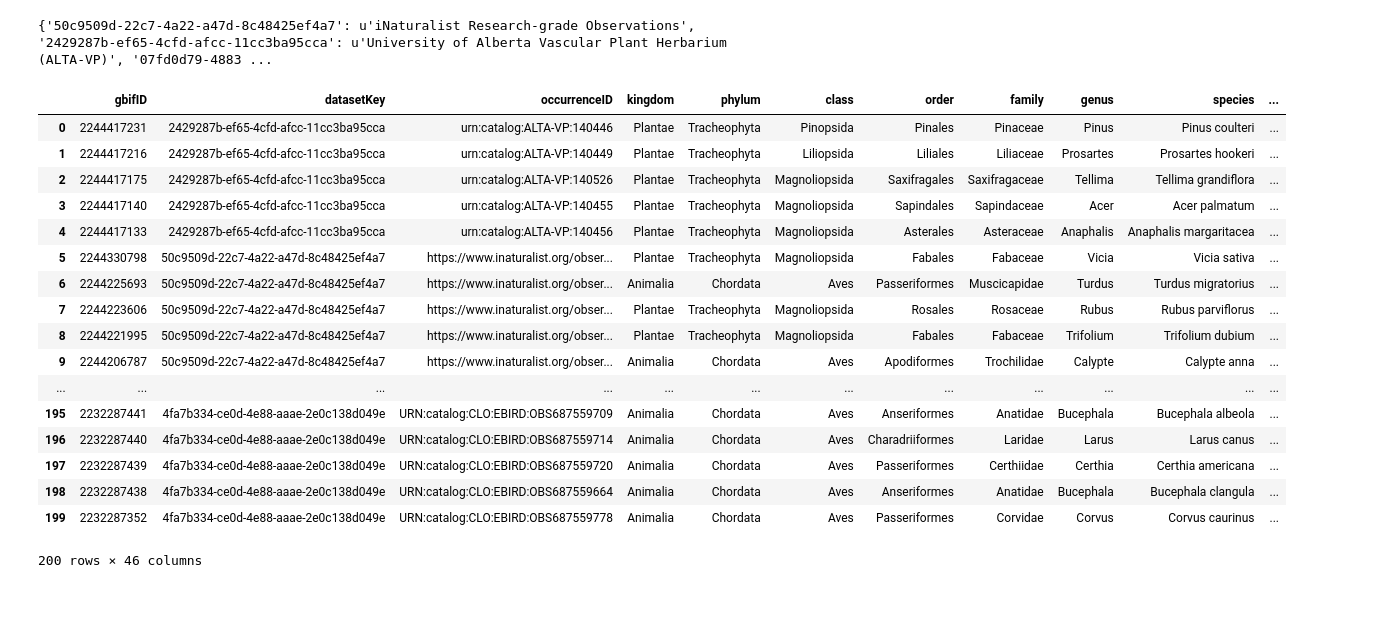
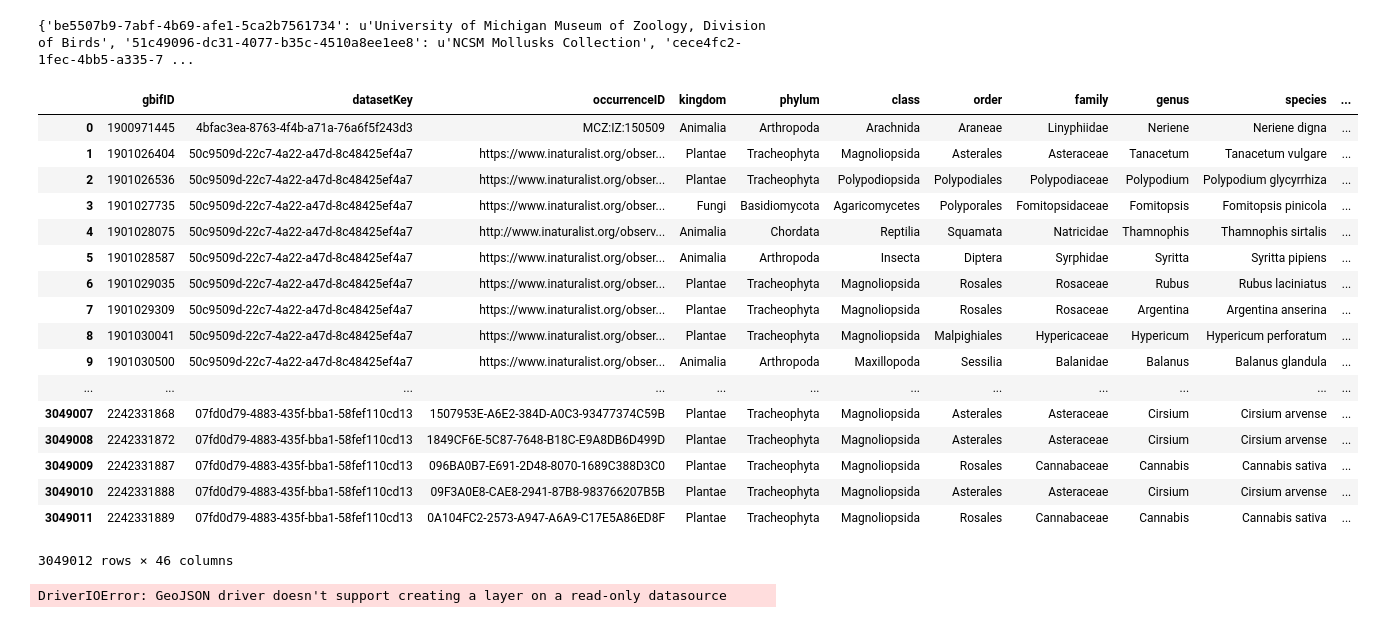
Before and after one commit to raghavaggsss/DSSG19BioDiv, a Jupyter notebook: Geopandas to GeoJson.ipynb, the cells around one changed output. Drawn from its saved outputs; the diff is of its cells as text; code cells hidden in the pictures.

```diff
--- a/Geopandas to GeoJson.ipynb
+++ b/Geopandas to GeoJson.ipynb
@@ -7,4 +8,3 @@ import json
 # %%
-df_UBC = pd.read_csv("Gbif_UBC.csv", delimiter="\t", low_memory=False)
-df_UBC = df_UBC.head(200)
+df = pd.read_csv("Gbif Total.csv", delimiter="\t", low_memory=False)
 # %%
@@ -12,5 +12,5 @@ geometry = [Point(xy) for xy in zip (df_UBC['decimalLongitude'], df_UBC['decimal
 # %%
-k = df_UBC['datasetKey'].unique()
+k = df['datasetKey'].unique()
 n = ([])
 for key in k:
     url = "http://api.gbif.org/v1/dataset/" + key
@@ -19,26 +19,26 @@ for key in k:
 conv = dict(zip(k,n))
 print(conv)
 # %% [output]
-{'50c9509d-22c7-4a22-a47d-8c48425ef4a7': u'iNaturalist Research-grade Observations', '2429287b-ef65-4cfd-afcc-11cc3ba95cca': u'University of Alberta Vascular Plant Herbarium (ALTA-VP)', '07fd0d79-4883 ...
+{'be5507b9-7abf-4b69-afe1-5ca2b7561734': u'University of Michigan Museum of Zoology, Division of Birds', '51c49096-dc31-4077-b35c-4510a8ee1ee8': u'NCSM Mollusks Collection', 'cece4fc2-1fec-4bb5-a335-7 ...
 # %%
-df_UBC['datasetName'] = df_UBC['datasetKey']
-df_UBC.replace({'datasetName': conv})
+df['datasetName'] = df['datasetKey']
+df.replace({'datasetName': conv})
 # %% [output]
 |  | gbifID | datasetKey | occurrenceID | kingdom | phylum | class | order | family | genus | species | ... |
-| 0 | 2244417231 | 2429287b-ef65-4cfd-afcc-11cc3ba95cca | urn:catalog:ALTA-VP:140446 | Plantae | Tracheophyta | Pinopsida | Pinales | Pinaceae | Pinus | Pinus coulteri | ... |
-| 1 | 2244417216 | 2429287b-ef65-4cfd-afcc-11cc3ba95cca | urn:catalog:ALTA-VP:140449 | Plantae | Tracheophyta | Liliopsida | Liliales | Liliaceae | Prosartes | Prosartes hookeri | ... |
-| 2 | 2244417175 | 2429287b-ef65-4cfd-afcc-11cc3ba95cca | urn:catalog:ALTA-VP:140526 | Plantae | Tracheophyta | Magnoliopsida | Saxifragales | Saxifragaceae | Tellima | Tellima grandiflora | ... |
-| 3 | 2244417140 | 2429287b-ef65-4cfd-afcc-11cc3ba95cca | urn:catalog:ALTA-VP:140455 | Plantae | Tracheophyta | Magnoliopsida | Sapindales | Sapindaceae | Acer | Acer palmatum | ... |
-| 4 | 2244417133 | 2429287b-ef65-4cfd-afcc-11cc3ba95cca | urn:catalog:ALTA-VP:140456 | Plantae | Tracheophyta | Magnoliopsida | Asterales | Asteraceae | Anaphalis | Anaphalis margaritacea | ... |
-| 5 | 2244330798 | 50c9509d-22c7-4a22-a47d-8c48425ef4a7 | https://www.inaturalist.org/obser... | Plantae | Tracheophyta | Magnoliopsida | Fabales | Fabaceae | Vicia | Vicia sativa | ... |
-| 6 | 2244225693 | 50c9509d-22c7-4a22-a47d-8c48425ef4a7 | https://www.inaturalist.org/obser... | Animalia | Chordata | Aves | Passeriformes | Muscicapidae | Turdus | Turdus migratorius | ... |
-| 7 | 2244223606 | 50c9509d-22c7-4a22-a47d-8c48425ef4a7 | https://www.inaturalist.org/obser... | Plantae | Tracheophyta | Magnoliopsida | Rosales | Rosaceae | Rubus | Rubus parviflorus | ... |
-| 8 | 2244221995 | 50c9509d-22c7-4a22-a47d-8c48425ef4a7 | https://www.inaturalist.org/obser... | Plantae | Tracheophyta | Magnoliopsida | Fabales | Fabaceae | Trifolium | Trifolium dubium | ... |
-| 9 | 2244206787 | 50c9509d-22c7-4a22-a47d-8c48425ef4a7 | https://www.inaturalist.org/obser... | Animalia | Chordata | Aves | Apodiformes | Trochilidae | Calypte | Calypte anna | ... |
+| 0 | 1900971445 | 4bfac3ea-8763-4f4b-a71a-76a6f5f243d3 | MCZ:IZ:150509 | Animalia | Arthropoda | Arachnida | Araneae | Linyphiidae | Neriene | Neriene digna | ... |
+| 1 | 1901026404 | 50c9509d-22c7-4a22-a47d-8c48425ef4a7 | https://www.inaturalist.org/obser... | Plantae | Tracheophyta | Magnoliopsida | Asterales | Asteraceae | Tanacetum | Tanacetum vulgare | ... |
+| 2 | 1901026536 | 50c9509d-22c7-4a22-a47d-8c48425ef4a7 | https://www.inaturalist.org/obser... | Plantae | Tracheophyta | Polypodiopsida | Polypodiales | Polypodiaceae | Polypodium | Polypodium glycyrrhiza | ... |
+| 3 | 1901027735 | 50c9509d-22c7-4a22-a47d-8c48425ef4a7 | https://www.inaturalist.org/obser... | Fungi | Basidiomycota | Agaricomycetes | Polyporales | Fomitopsidaceae | Fomitopsis | Fomitopsis pinicola | ... |
+| 4 | 1901028075 | 50c9509d-22c7-4a22-a47d-8c48425ef4a7 | http://www.inaturalist.org/observ... | Animalia | Chordata | Reptilia | Squamata | Natricidae | Thamnophis | Thamnophis sirtalis | ... |
+| 5 | 1901028587 | 50c9509d-22c7-4a22-a47d-8c48425ef4a7 | https://www.inaturalist.org/obser... | Animalia | Arthropoda | Insecta | Diptera | Syrphidae | Syritta | Syritta pipiens | ... |
+| 6 | 1901029035 | 50c9509d-22c7-4a22-a47d-8c48425ef4a7 | https://www.inaturalist.org/obser... | Plantae | Tracheophyta | Magnoliopsida | Rosales | Rosaceae | Rubus | Rubus laciniatus | ... |
+| 7 | 1901029309 | 50c9509d-22c7-4a22-a47d-8c48425ef4a7 | https://www.inaturalist.org/obser... | Plantae | Tracheophyta | Magnoliopsida | Rosales | Rosaceae | Argentina | Argentina anserina | ... |
+| 8 | 1901030041 | 50c9509d-22c7-4a22-a47d-8c48425ef4a7 | https://www.inaturalist.org/obser... | Plantae | Tracheophyta | Magnoliopsida | Malpighiales | Hypericaceae | Hypericum | Hypericum perforatum | ... |
+| 9 | 1901030500 | 50c9509d-22c7-4a22-a47d-8c48425ef4a7 | https://www.inaturalist.org/obser... | Animalia | Arthropoda | Maxillopoda | Sessilia | Balanidae | Balanus | Balanus glandula | ... |
 | ... | ... | ... | ... | ... | ... | ... | ... | ... | ... | ... | ... |
-| 195 | 2232287441 | 4fa7b334-ce0d-4e88-aaae-2e0c138d049e | URN:catalog:CLO:EBIRD:OBS687559709 | Animalia | Chordata | Aves | Anseriformes | Anatidae | Bucephala | Bucephala albeola | ... |
-| 196 | 2232287440 | 4fa7b334-ce0d-4e88-aaae-2e0c138d049e | URN:catalog:CLO:EBIRD:OBS687559714 | Animalia | Chordata | Aves | Charadriiformes | Laridae | Larus | Larus canus | ... |
-| 197 | 2232287439 | 4fa7b334-ce0d-4e88-aaae-2e0c138d049e | URN:catalog:CLO:EBIRD:OBS687559720 | Animalia | Chordata | Aves | Passeriformes | Certhiidae | Certhia | Certhia americana | ... |
-| 198 | 2232287438 | 4fa7b334-ce0d-4e88-aaae-2e0c138d049e | URN:catalog:CLO:EBIRD:OBS687559664 | Animalia | Chordata | Aves | Anseriformes | Anatidae | Bucephala | Bucephala clangula | ... |
-| 199 | 2232287352 | 4fa7b334-ce0d-4e88-aaae-2e0c138d049e | URN:catalog:CLO:EBIRD:OBS687559778 | Animalia | Chordata | Aves | Passeriformes | Corvidae | Corvus | Corvus caurinus | ... |
+| 3049007 | 2242331868 | 07fd0d79-4883-435f-bba1-58fef110cd13 | 1507953E-A6E2-384D-A0C3-93477374C59B | Plantae | Tracheophyta | Magnoliopsida | Asterales | Asteraceae | Cirsium | Cirsium arvense | ... |
+| 3049008 | 2242331872 | 07fd0d79-4883-435f-bba1-58fef110cd13 | 1849CF6E-5C87-7648-B18C-E9A8DB6D499D | Plantae | Tracheophyta | Magnoliopsida | Asterales | Asteraceae | Cirsium | Cirsium arvense | ... |
+| 3049009 | 2242331887 | 07fd0d79-4883-435f-bba1-58fef110cd13 | 096BA0B7-E691-2D48-8070-1689C388D3C0 | Plantae | Tracheophyta | Magnoliopsida | Rosales | Cannabaceae | Cannabis | Cannabis sativa | ... |
+| 3049010 | 2242331888 | 07fd0d79-4883-435f-bba1-58fef110cd13 | 09F3A0E8-CAE8-2941-87B8-983766207B5B | Plantae | Tracheophyta | Magnoliopsida | Asterales | Asteraceae | Cirsium | Cirsium arvense | ... |
+| 3049011 | 2242331889 | 07fd0d79-4883-435f-bba1-58fef110cd13 | 0A104FC2-2573-A947-A6A9-C17E5A86ED8F | Plantae | Tracheophyta | Magnoliopsida | Rosales | Cannabaceae | Cannabis | Cannabis sativa | ... |
-200 rows × 46 columns
+3049012 rows × 46 columns
@@ -47,2 +51,4 @@ geo_df = gpd.GeoDataFrame(df_UBC, geometry = geometry, crs = {'init': 'epsg:4326
 # %%
-geo_df.to_file("leaflet/UBC_alt.geojson", driver="GeoJSON")
+geo_df.to_file("leaflet/GBif.geojson", driver="GeoJSON")
+# %% [output]
+DriverIOError: GeoJSON driver doesn't support creating a layer on a read-only datasource
```
Also changed, not shown: parts of 4 cells of this notebook, 2 other files.
